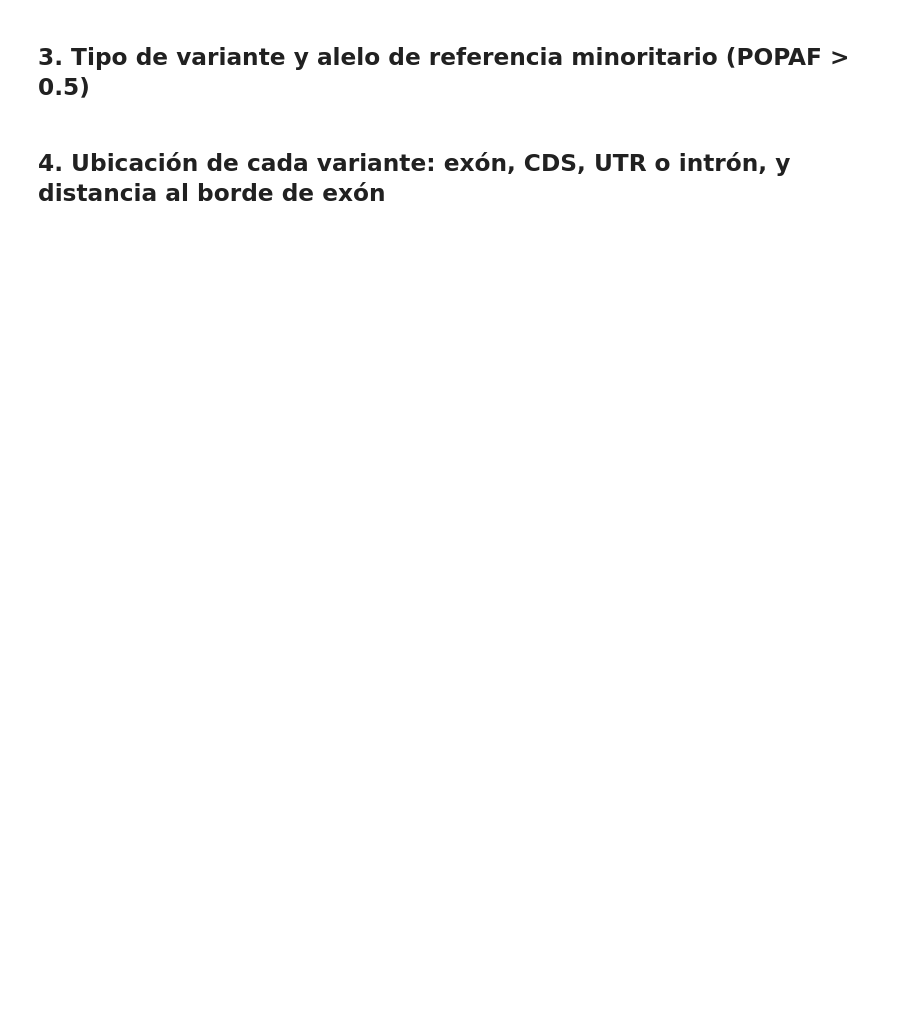
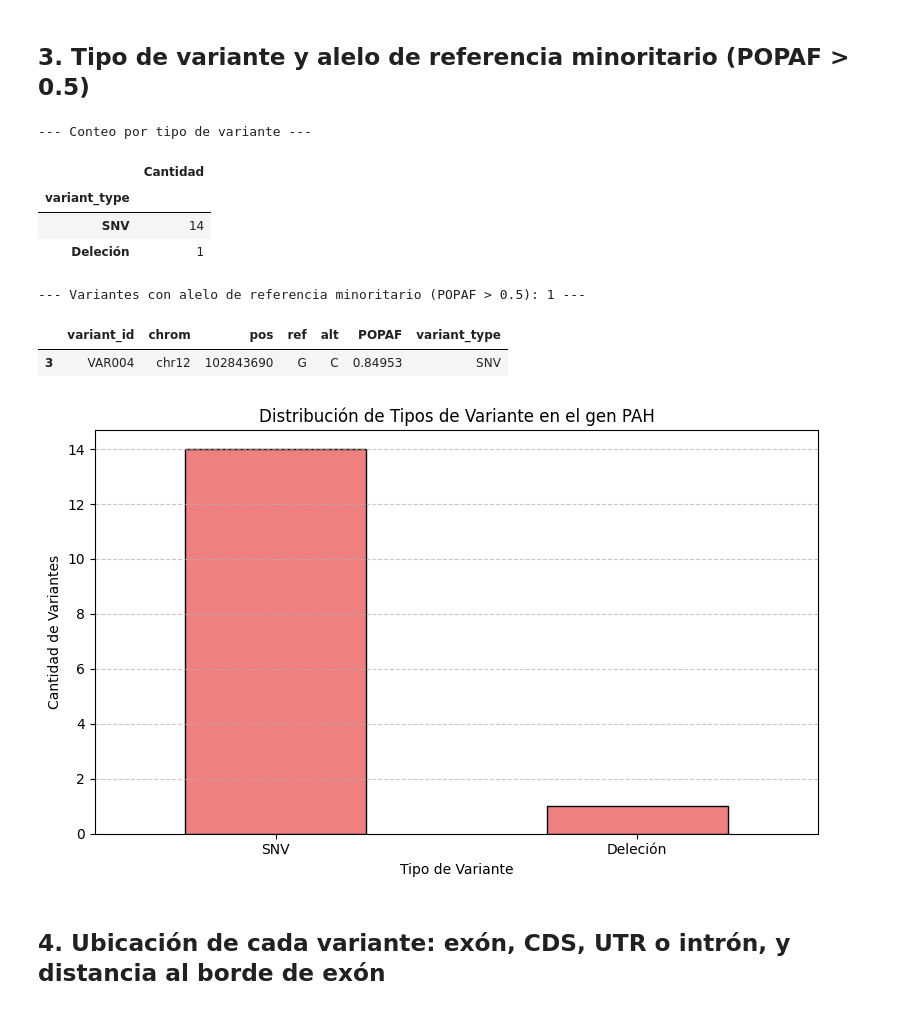
Before and after one commit to XomiDessu/Caso_1_PHA_Humano, a Jupyter notebook: notebooks/01_genomica.ipynb, the cells around one changed output. Saved outputs shown, nothing was run; the diff lists cells and outputs as text; code cells hidden in the pictures; blank space fills up the shorter version.

```diff
--- a/notebooks/01_genomica.ipynb
+++ b/notebooks/01_genomica.ipynb
@@ -20,4 +196,36 @@ import numpy as np
 # %% [markdown]
 ## 3. Tipo de variante y alelo de referencia minoritario (POPAF > 0.5)
+# %%
+# Conteo de los tipos de variante
+conteo_tipos = df_vcf['variant_type'].value_counts()
+print("--- Conteo por tipo de variante ---")
+display(conteo_tipos.to_frame(name="Cantidad"))
+
+# Filtrar las variantes donde el alelo de referencia es el minoritario (POPAF > 0.5)
+alelo_ref_minoritario = df_vcf[df_vcf['POPAF'] > 0.5]
+print(f"\n--- Variantes con alelo de referencia minoritario (POPAF > 0.5): {len(alelo_ref_minoritario)} ---")
+display(alelo_ref_minoritario[['variant_id', 'chrom', 'pos', 'ref', 'alt', 'POPAF', 'variant_type']])
+
+# Gráfico de la distribución de tipos de variante
+plt.figure(figsize=(8, 5))
+conteo_tipos.plot(kind='bar', color='lightcoral', edgecolor='black')
+plt.title("Distribución de Tipos de Variante en el gen PAH")
+plt.xlabel("Tipo de Variante")
+plt.ylabel("Cantidad de Variantes")
+plt.xticks(rotation=0)
+plt.grid(axis='y', linestyle='--', alpha=0.7)
+plt.tight_layout()
+plt.savefig(OUT_FIGURA, dpi=300) # Guarda la imagen antes de mostrarla
+plt.show()
+# %% [output]
+--- Conteo por tipo de variante ---
+|  | Cantidad |
+| variant_type |  |
+| SNV | 14 |
+| Deleción | 1 |
+--- Variantes con alelo de referencia minoritario (POPAF > 0.5): 1 ---
+|  | variant_id | chrom | pos | ref | alt | POPAF | variant_type |
+| 3 | VAR004 | chr12 | 102843690 | G | C | 0.84953 | SNV |
+[figure, added]
 # %% [markdown]
 ## 4. Ubicación de cada variante: exón, CDS, UTR o intrón, y distancia al borde de exón
```
Also changed, not shown: parts of 9 cells of this notebook.
